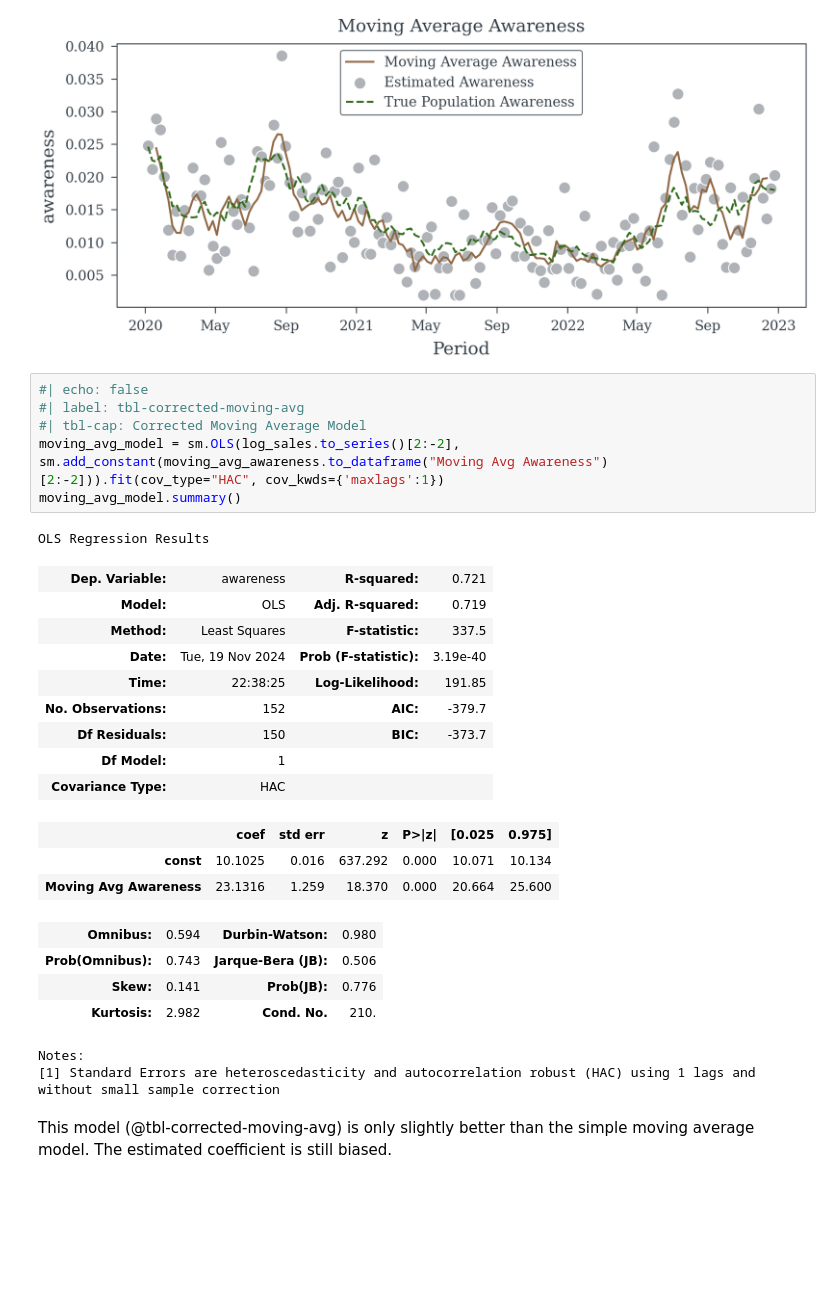
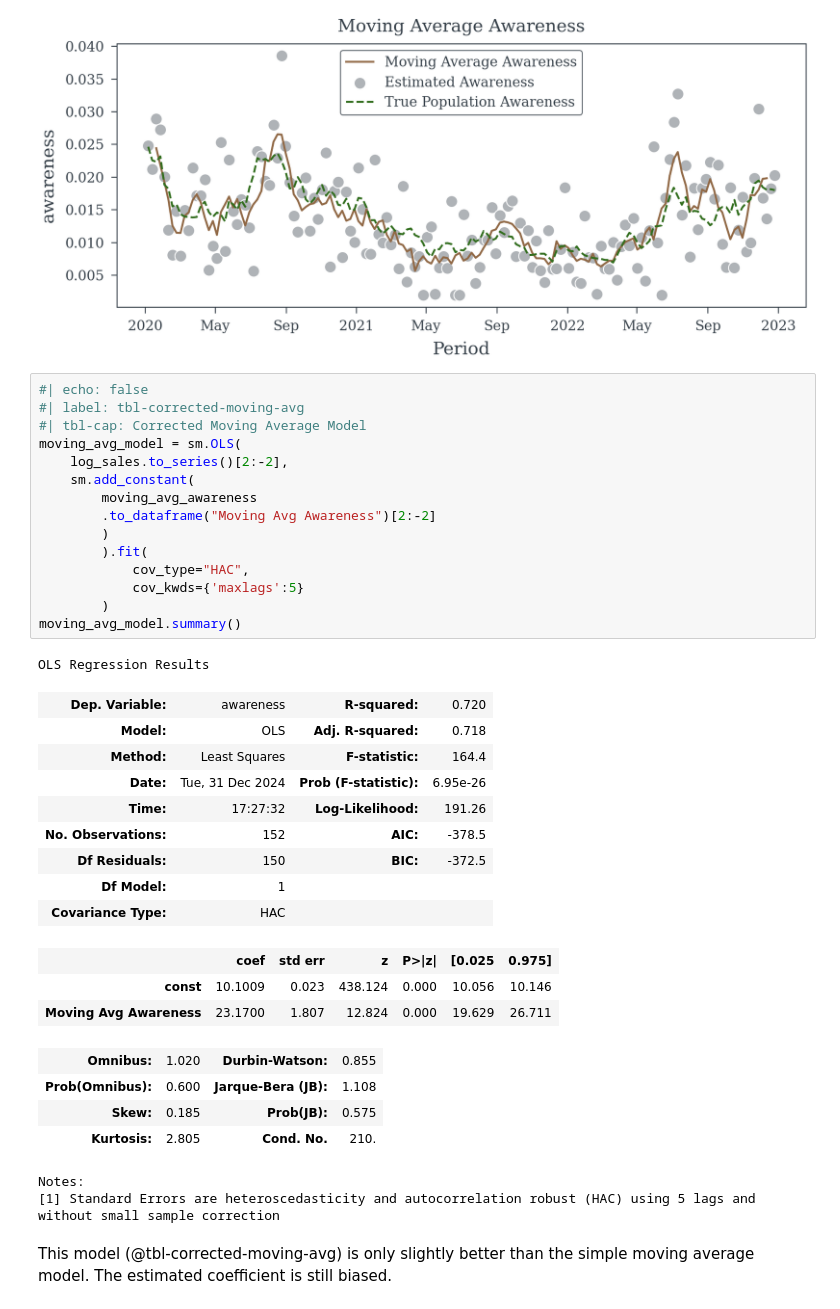
Before and after one commit to redam94/common_regression_issues, a Jupyter notebook: nbs/00_sampling_error.ipynb, the cells around one changed output. Saved outputs shown, nothing was run; the diff lists cells and outputs as text; blank space fills up the shorter version.

```diff
--- a/nbs/00_sampling_error.ipynb
+++ b/nbs/00_sampling_error.ipynb
@@ -330,29 +331,38 @@ plt.title('Moving Average Awareness');
 # %%
 #| echo: false
 #| label: tbl-corrected-moving-avg
 #| tbl-cap: Corrected Moving Average Model
-moving_avg_model = sm.OLS(log_sales.to_series()[2:-2], sm.add_constant(moving_avg_awareness.to_dataframe("Moving Avg Awareness")[2:-2])).fit(cov_type="HAC", cov_kwds={'maxlags':1})
+moving_avg_model = sm.OLS(
+    log_sales.to_series()[2:-2],
+    sm.add_constant(
+        moving_avg_awareness
+        .to_dataframe("Moving Avg Awareness")[2:-2]
+        )
+        ).fit(
+            cov_type="HAC",
+            cov_kwds={'maxlags':5}
+        )
 moving_avg_model.summary()
 # %% [output]
 OLS Regression Results
-| Dep. Variable: | awareness | R-squared: | 0.721 |
-| Model: | OLS | Adj. R-squared: | 0.719 |
-| Method: | Least Squares | F-statistic: | 337.5 |
-| Date: | Tue, 19 Nov 2024 | Prob (F-statistic): | 3.19e-40 |
-| Time: | 22:38:25 | Log-Likelihood: | 191.85 |
-| No. Observations: | 152 | AIC: | -379.7 |
-| Df Residuals: | 150 | BIC: | -373.7 |
+| Dep. Variable: | awareness | R-squared: | 0.720 |
+| Model: | OLS | Adj. R-squared: | 0.718 |
+| Method: | Least Squares | F-statistic: | 164.4 |
+| Date: | Tue, 31 Dec 2024 | Prob (F-statistic): | 6.95e-26 |
+| Time: | 17:27:32 | Log-Likelihood: | 191.26 |
+| No. Observations: | 152 | AIC: | -378.5 |
+| Df Residuals: | 150 | BIC: | -372.5 |
 | Df Model: | 1 |  |  |
 | Covariance Type: | HAC |  |  |
 |  | coef | std err | z | P>|z| | [0.025 | 0.975] |
-| const | 10.1025 | 0.016 | 637.292 | 0.000 | 10.071 | 10.134 |
-| Moving Avg Awareness | 23.1316 | 1.259 | 18.370 | 0.000 | 20.664 | 25.600 |
+| const | 10.1009 | 0.023 | 438.124 | 0.000 | 10.056 | 10.146 |
+| Moving Avg Awareness | 23.1700 | 1.807 | 12.824 | 0.000 | 19.629 | 26.711 |
-| Omnibus: | 0.594 | Durbin-Watson: | 0.980 |
-| Prob(Omnibus): | 0.743 | Jarque-Bera (JB): | 0.506 |
-| Skew: | 0.141 | Prob(JB): | 0.776 |
-| Kurtosis: | 2.982 | Cond. No. | 210. |
+| Omnibus: | 1.020 | Durbin-Watson: | 0.855 |
+| Prob(Omnibus): | 0.600 | Jarque-Bera (JB): | 1.108 |
+| Skew: | 0.185 | Prob(JB): | 0.575 |
+| Kurtosis: | 2.805 | Cond. No. | 210. |
 Notes:
-[1] Standard Errors are heteroscedasticity and autocorrelation robust (HAC) using 1 lags and without small sample correction
+[1] Standard Errors are heteroscedasticity and autocorrelation robust (HAC) using 5 lags and without small sample correction
 # %% [markdown]
 This model (@tbl-corrected-moving-avg) is only slightly better than the simple moving average model. The estimated coefficient is still biased.
 # %% [markdown]
```
Also changed, not shown: parts of 8 cells of this notebook.
